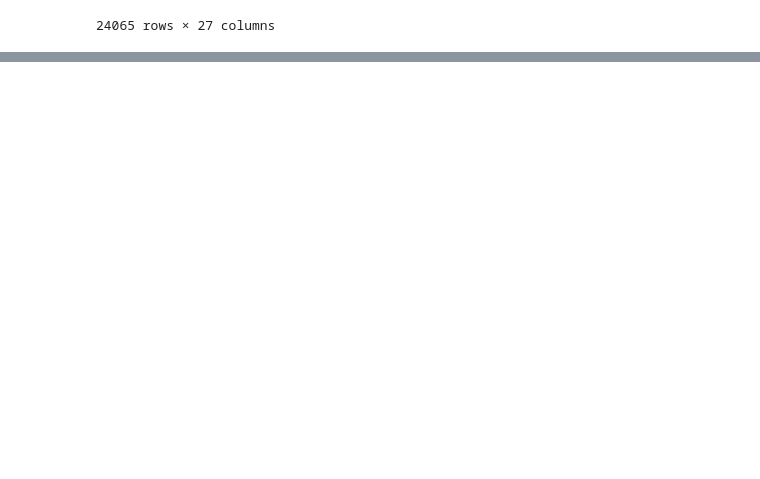
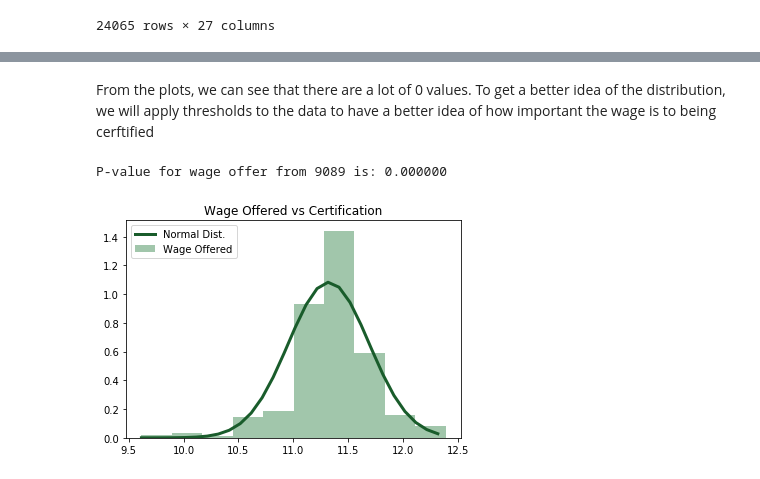
Before and after one commit to fall4knight/US-visa-application, a Jupyter notebook: Wilson_US_Visa.ipynb, the cells around one changed output, grey strips where cells are left out. Drawn from its saved outputs; the diff is of its cells as text; code cells hidden in the pictures; blank space fills up the shorter version.

```diff
--- a/Wilson_US_Visa.ipynb
+++ b/Wilson_US_Visa.ipynb
@@ -237,0 +252,21 @@ f1 = plt.gcf()
+# %% [markdown]
+From the plots, we can see that there are a lot of 0 values. To get a better idea of the distribution, we will apply thresholds to the data to have a better idea of how important the wage is to being cerftified
+# %%
+wage_offer_from = total_certified['wage_offer_from_9089']
+wage_offer_from = wage_offer_from[wage_offer_from < 250000]
+wage_offer_from = wage_offer_from[wage_offer_from > 0]
+wage_offer_from = np.log(wage_offer_from)
+
+xs = np.arange(wage_offer_from.min(), wage_offer_from.max(), 0.1)
+fit = stats.norm.pdf(xs, np.mean(wage_offer_from), np.std(wage_offer_from))
+plt.plot(xs, fit, label='Normal Dist.', lw=3, color='#195C2B')
+plt.hist(wage_offer_from, normed=True, label='Wage Offered', color='#A1C6AB');
+plt.title('Wage Offered vs Certification')
+plt.legend();
+
+# Test if wage offered is normal
+[st_wage_from, p_wage_from] = normaltest(wage_offer_from)
+print('P-value for wage offer from 9089 is: %f'%p_wage_from)
+# %% [output]
+P-value for wage offer from 9089 is: 0.000000
+[figure, added]
```
Also changed, not shown: parts of 6 cells of this notebook.
